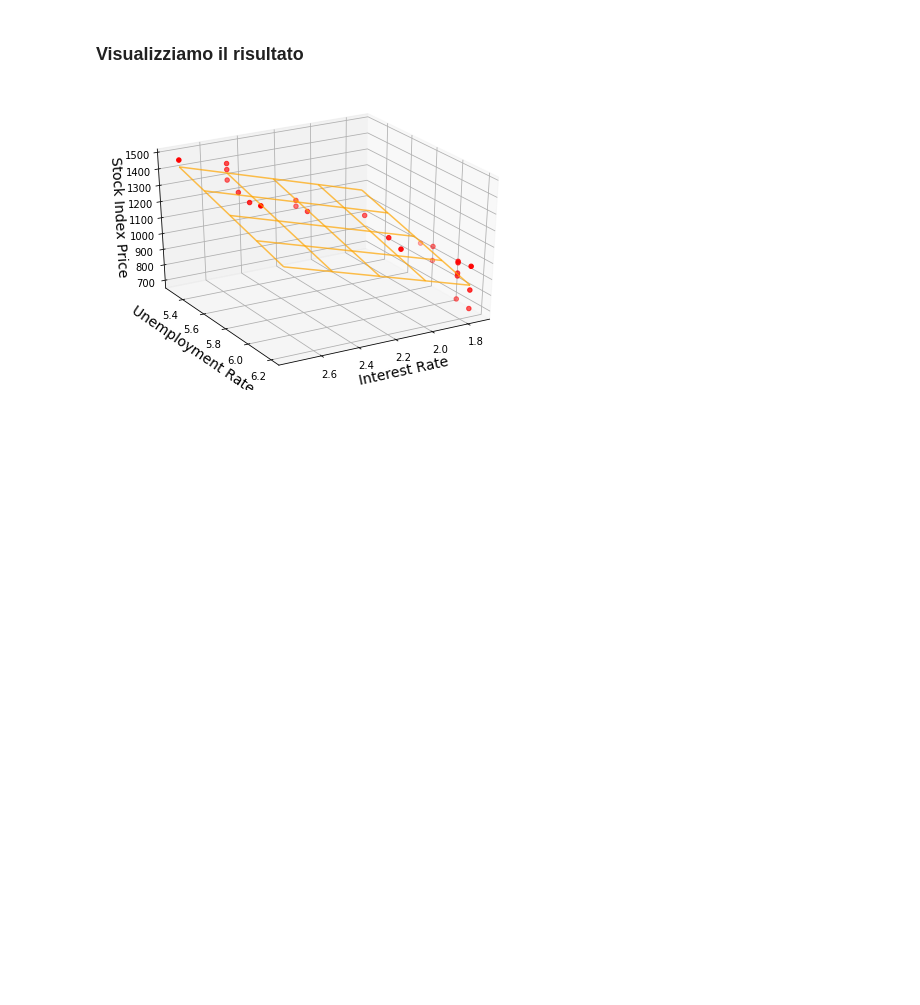
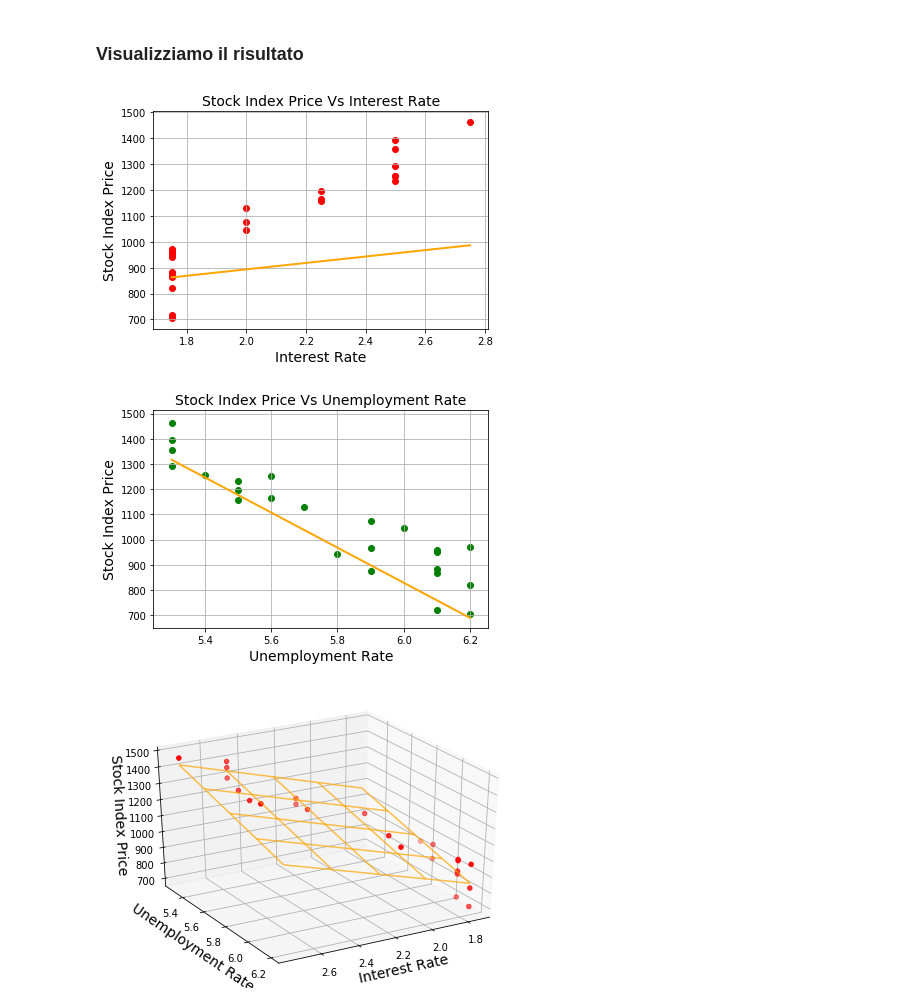
Before and after one commit to PietroDS/DataScience-HEP, a Jupyter notebook: Lezioni/Lezione 3.A - Regressione.ipynb, the cells around one changed output. Cells and saved outputs as stored; diff of their text form; code cells hidden in the pictures; blank space fills up the shorter version.

```diff
--- a/Lezioni/Lezione 3.A - Regressione.ipynb
+++ b/Lezioni/Lezione 3.A - Regressione.ipynb
@@ -447,6 +433,35 @@ Warnings:
 # %% [markdown]
 <a id='section9'></a>
 ### Visualizziamo il risultato
+# %%
+# First correlation
+x = np.linspace(data['Interest_Rate'].min(), data['Interest_Rate'].max(), 5)
+yhat = model.params['const'] + model.params['Interest_Rate'] * x
+yhat *= data['Interest_Rate'].mean() / data['Unemployment_Rate'].mean()
+plt.plot(x, yhat, lw=2, c='orange')
+
+plt.scatter(data['Interest_Rate'], data['Stock_Index_Price'], color='red')
+plt.title('Stock Index Price Vs Interest Rate', fontsize=14)
+plt.xlabel('Interest Rate', fontsize=14)
+plt.ylabel('Stock Index Price', fontsize=14)
+plt.grid(True)
+plt.show()
+
+## Second correlation
+x = np.linspace(data['Unemployment_Rate'].min(), data['Unemployment_Rate'].max(), 5)
+yhat = model.params['const'] + model.params['Unemployment_Rate'] * x
+yhat *= data['Unemployment_Rate'].mean() / data['Interest_Rate'].mean()
+plt.plot(x, yhat, lw=2, c='orange')
+
+plt.scatter(data['Unemployment_Rate'], data['Stock_Index_Price'], color='green')
+plt.title('Stock Index Price Vs Unemployment Rate', fontsize=14)
+plt.xlabel('Unemployment Rate', fontsize=14)
+plt.ylabel('Stock Index Price', fontsize=14)
+plt.grid(True)
+plt.show()
+# %% [output]
+[figure, added]
+[figure, added]
 # %%
 from mpl_toolkits.mplot3d import Axes3D
 
```
Also changed, not shown: parts of 10 cells of this notebook, 18 other files.
